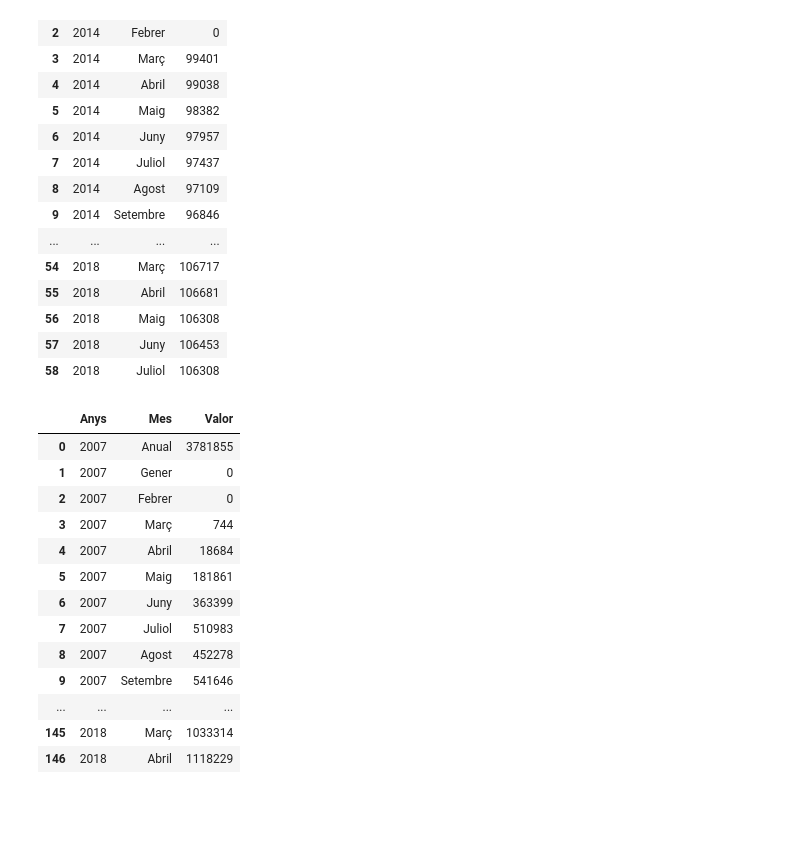
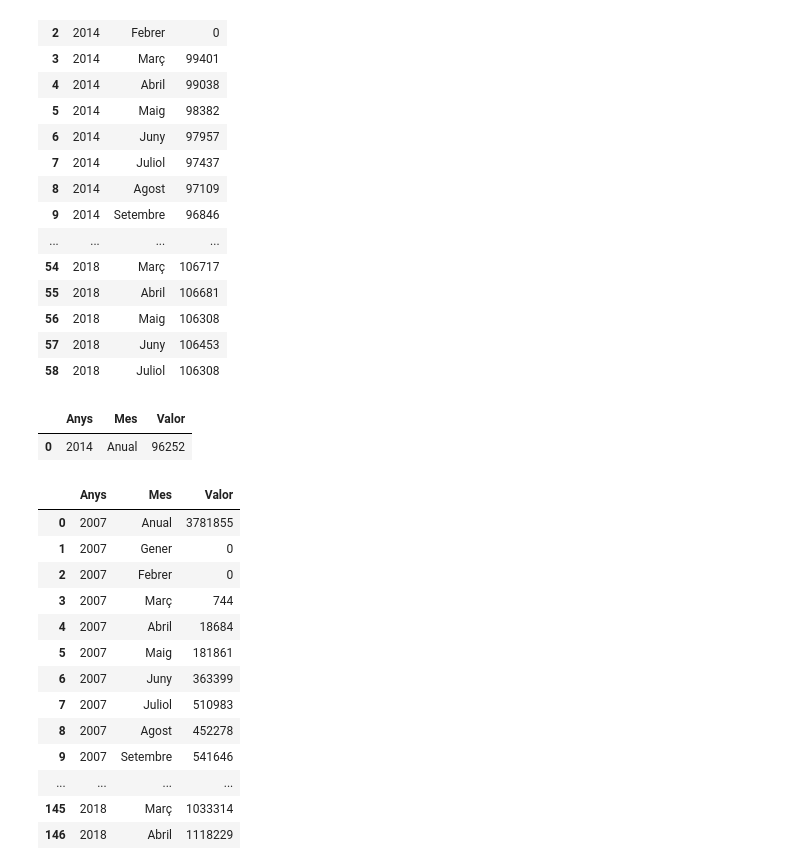
Before and after one commit to jonathan9879/barcelona_data, a Jupyter notebook: Data_tables.ipynb, the cells around one changed output. Saved outputs shown, nothing was run; the diff lists cells and outputs as text; code cells hidden in the pictures; blank space fills up the shorter version.

```diff
--- a/Data_tables.ipynb
+++ b/Data_tables.ipynb
@@ -33,6 +33,13 @@ abonats_bicing
 | 56 | 2018 | Maig | 106308 |
 | 57 | 2018 | Juny | 106453 |
 | 58 | 2018 | Juliol | 106308 |
+# %%
+abonats_2014 = abonats_bicing[abonats_bicing['Anys'] == 2014]
+anual_value14 = abonats_2014[abonats_2014['Mes'] == 'Anual']
+anual_value14
+# %% [output]
+|  | Anys | Mes | Valor |
+| 0 | 2014 | Anual | 96252 |
 # %%
 demanda_bicing = pd.read_csv('data/demanda_bicing.csv', sep = ';', encoding = 'ISO-8859-1')
 # %%
```
Also changed, not shown: parts of 8 cells of this notebook.
